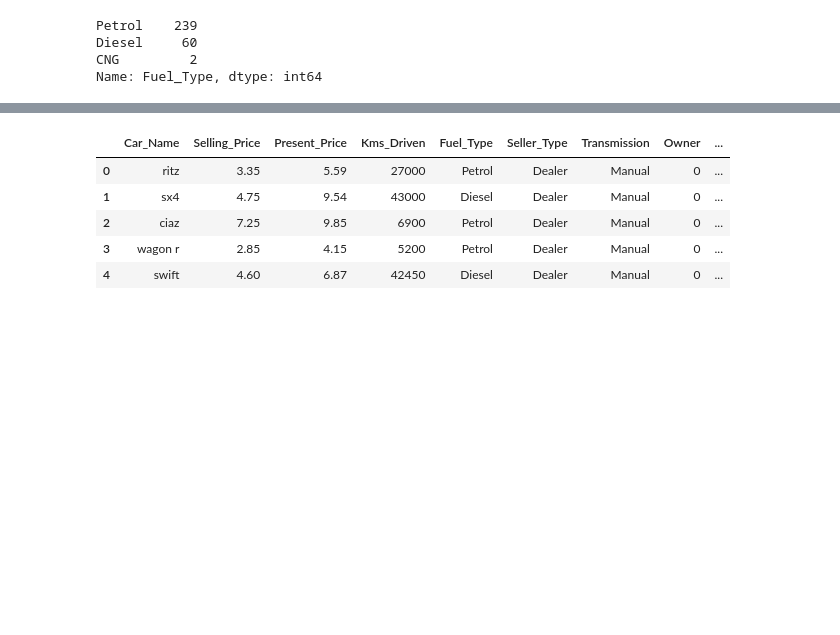
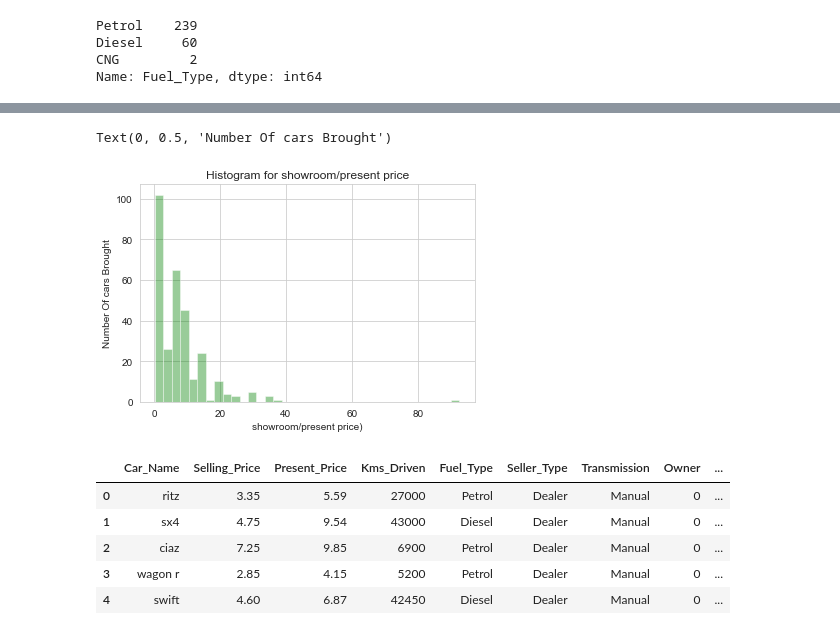
Before and after one commit to abhiraturi/Car_Prediction, a Jupyter notebook: IDS_Car_Dekho_Assignment.ipynb, the cells around one changed output, grey strips where cells are left out. Saved outputs shown, nothing was run; the diff lists cells and outputs as text; code cells hidden in the pictures; blank space fills up the shorter version.

```diff
--- a/IDS_Car_Dekho_Assignment.ipynb
+++ b/IDS_Car_Dekho_Assignment.ipynb
@@ -129,3 +147,12 @@ Name: Fuel_Type, dtype: int64
+# %%
+#Histogram for showroom/present price
+sns.distplot(df['Present_Price'], kde=False, color='green')
+plt.title('Histogram for showroom/present price', fontsize=12)
+plt.xlabel('showroom/present price)', fontsize=10)
+plt.ylabel('Number Of cars Brought', fontsize=10)
+# %% [output]
+Text(0, 0.5, 'Number Of cars Brought')
+[figure, added]
 # %%
 # Feature Engineering - Creating a new Feature called age_of_car
 df['current_year']='2021'
```
Also changed, not shown: parts of 18 cells of this notebook.
